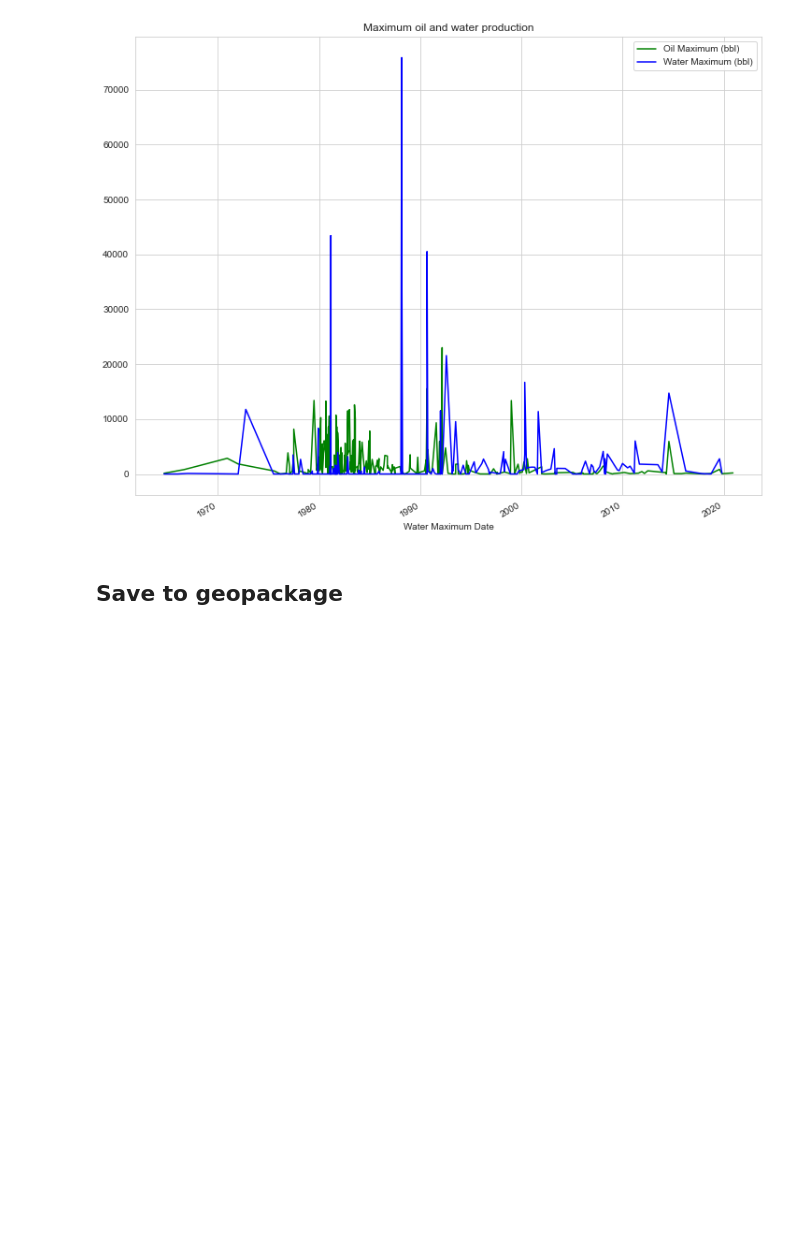
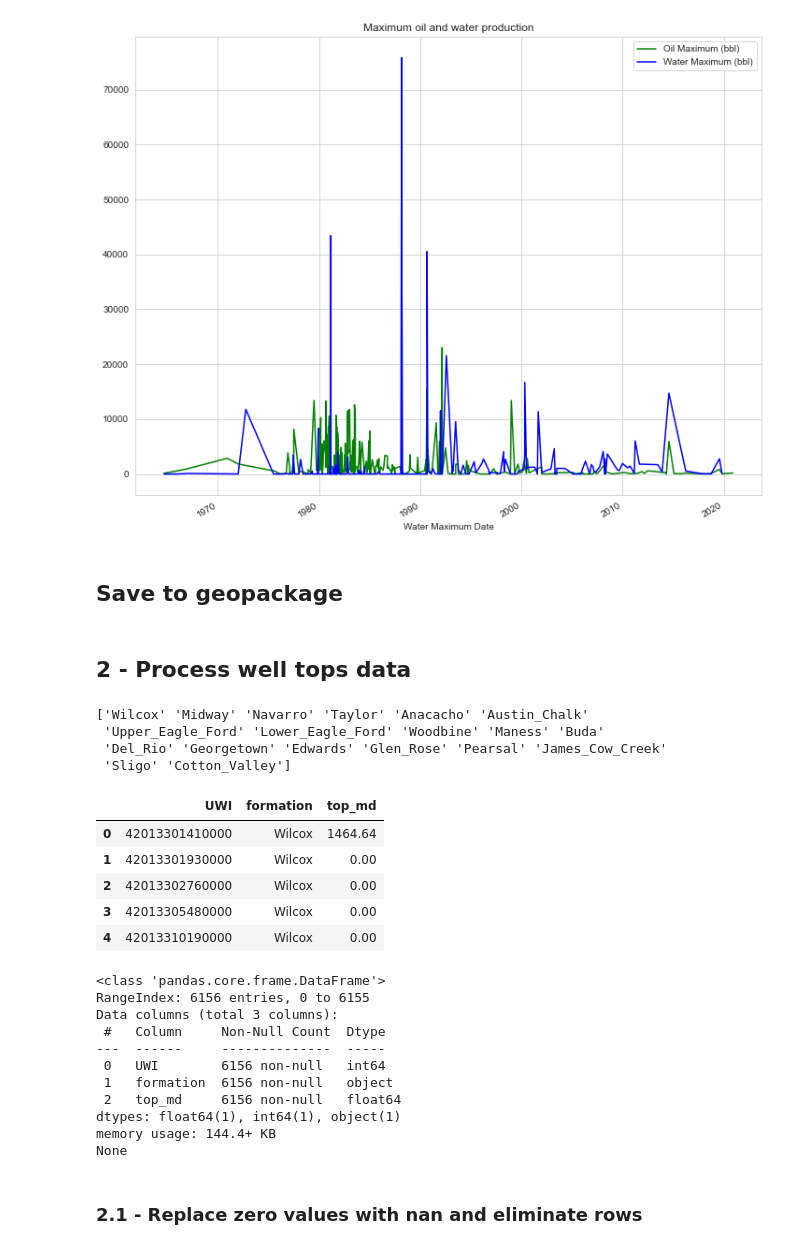
Before and after one commit to Tyrmes/gtx-2021, a Jupyter notebook: gtx/eda_oc/eda_1.ipynb, the cells around one changed output. Drawn from its saved outputs; the diff is of its cells as text; code cells hidden in the pictures; blank space fills up the shorter version.

```diff
--- a/gtx/eda_oc/eda_1.ipynb
+++ b/gtx/eda_oc/eda_1.ipynb
@@ -205,3 +206,43 @@ plt.show()
 gpkg_file_name = "egb.gpkg"
 gpkg_save_path = ROOT_DIR / "gtx/eda_oc" / gpkg_file_name
 gdf_m_2.to_file(gpkg_save_path, layer="production", driver='GPKG')
+# %% [markdown]
+## 2 - Process well tops data
+# %%
+top_md_col = "top_md"
+formation_col = "formation"
+df_tops: pd.DataFrame = egb_well_tops.set_index(uwi_col).loc[:, "01_Wilcox_MD_ft":]
+# Converting from wide format to tidy format
+df_tops = df_tops.reset_index().melt(id_vars=uwi_col,
+                                     var_name=formation_col,
+                                     value_name=top_md_col)
+# Extracting the actual formation name
+df_tops[formation_col] = df_tops[formation_col].str.extract(r"\d{2}_(.+)_MD_ft")
+
+print(df_tops[formation_col].unique())
+display(df_tops.head())
+print(df_tops.info())
+# %% [output]
+['Wilcox' 'Midway' 'Navarro' 'Taylor' 'Anacacho' 'Austin_Chalk'
+ 'Upper_Eagle_Ford' 'Lower_Eagle_Ford' 'Woodbine' 'Maness' 'Buda'
+ 'Del_Rio' 'Georgetown' 'Edwards' 'Glen_Rose' 'Pearsal' 'James_Cow_Creek'
+ 'Sligo' 'Cotton_Valley']
+|  | UWI | formation | top_md |
+| 0 | 42013301410000 | Wilcox | 1464.64 |
+| 1 | 42013301930000 | Wilcox | 0.00 |
+| 2 | 42013302760000 | Wilcox | 0.00 |
+| 3 | 42013305480000 | Wilcox | 0.00 |
+| 4 | 42013310190000 | Wilcox | 0.00 |
+<class 'pandas.core.frame.DataFrame'>
+RangeIndex: 6156 entries, 0 to 6155
+Data columns (total 3 columns):
+ #   Column     Non-Null Count  Dtype
+---  ------     --------------  -----
+ 0   UWI        6156 non-null   int64
+ 1   formation  6156 non-null   object
+ 2   top_md     6156 non-null   float64
+dtypes: float64(1), int64(1), object(1)
+memory usage: 144.4+ KB
+None
+# %% [markdown]
+### 2.1 - Replace zero values with nan and eliminate rows
```
Also changed, not shown: parts of 7 cells of this notebook.
